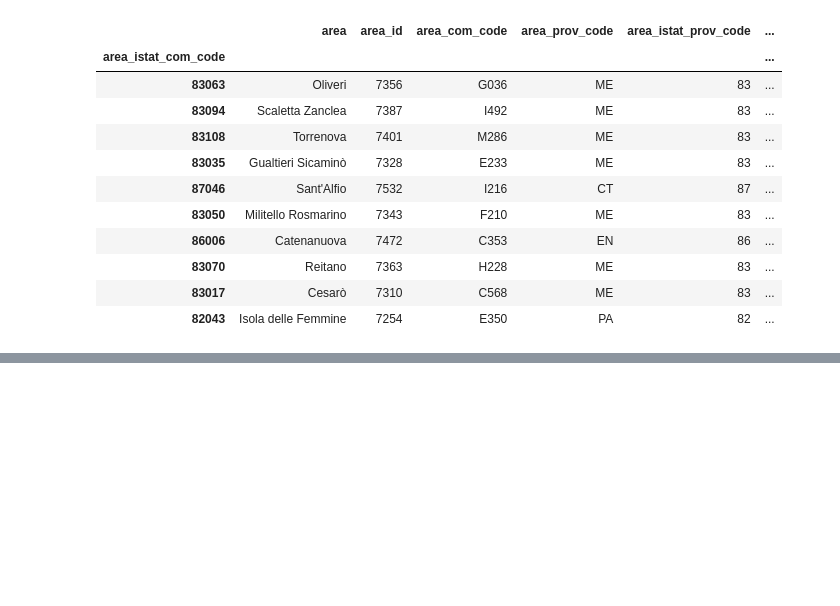
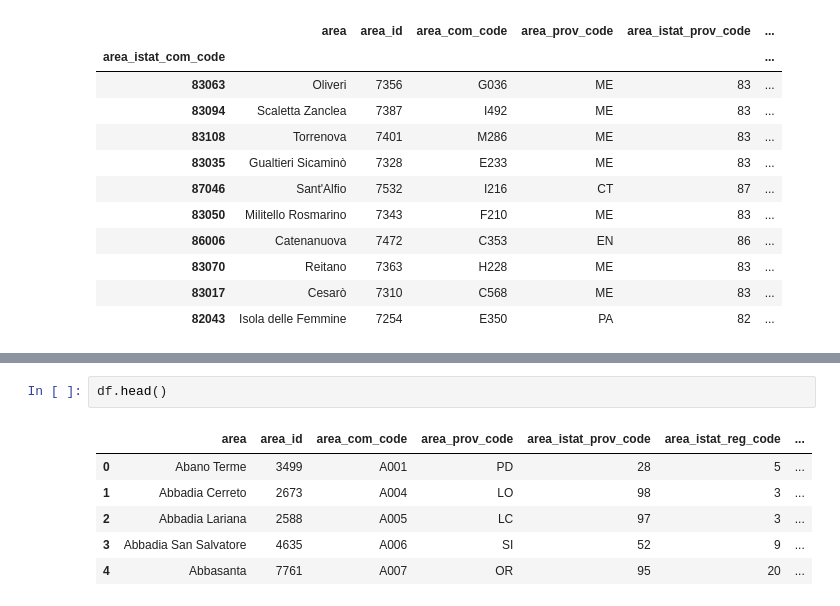
Before and after one commit to guglielmo/datalab, a Jupyter notebook: opdm/Il genere degli eletti.ipynb, the cells around one changed output, grey strips where cells are left out. Drawn from its saved outputs; the diff is of its cells as text; blank space fills up the shorter version.

```diff
--- a/opdm/Il genere degli eletti.ipynb
+++ b/opdm/Il genere degli eletti.ipynb
@@ -317,0 +415,9 @@ data_df.sort_values('perc_f', ascending=False).head(10)
+# %%
+df.head()
+# %% [output]
+|  | area | area_id | area_com_code | area_prov_code | area_istat_prov_code | area_istat_reg_code | ... |
+| 0 | Abano Terme | 3499 | A001 | PD | 28 | 5 | ... |
+| 1 | Abbadia Cerreto | 2673 | A004 | LO | 98 | 3 | ... |
+| 2 | Abbadia Lariana | 2588 | A005 | LC | 97 | 3 | ... |
+| 3 | Abbadia San Salvatore | 4635 | A006 | SI | 52 | 9 | ... |
+| 4 | Abbasanta | 7761 | A007 | OR | 95 | 20 | ... |
```
Also changed, not shown: parts of 12 cells of this notebook, 1 other file.
